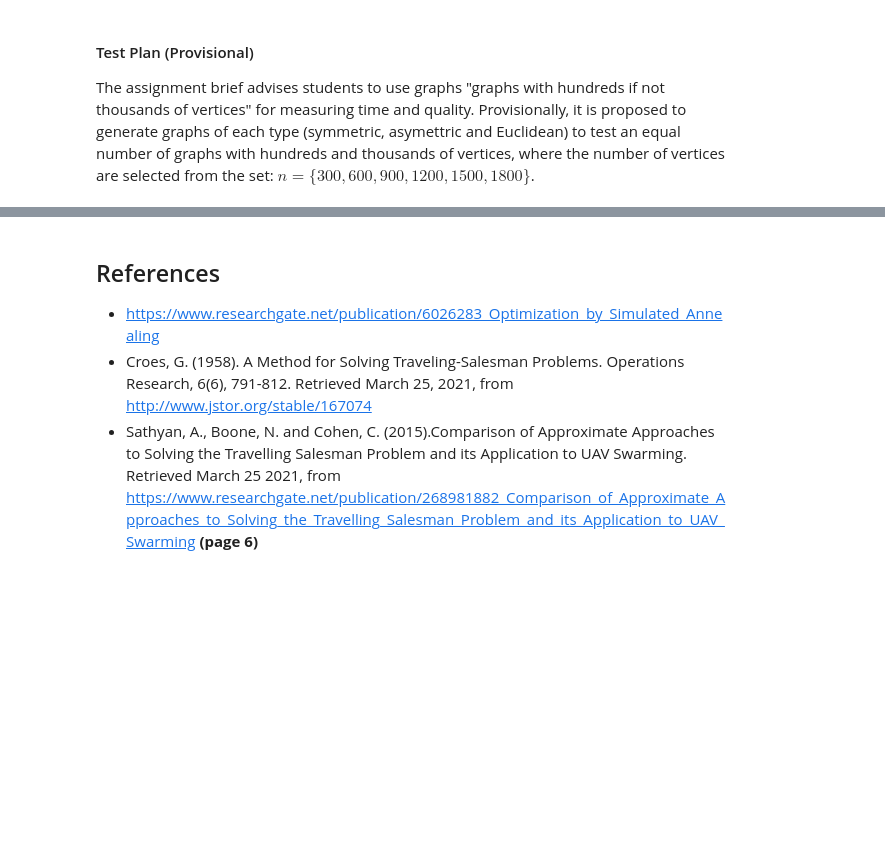
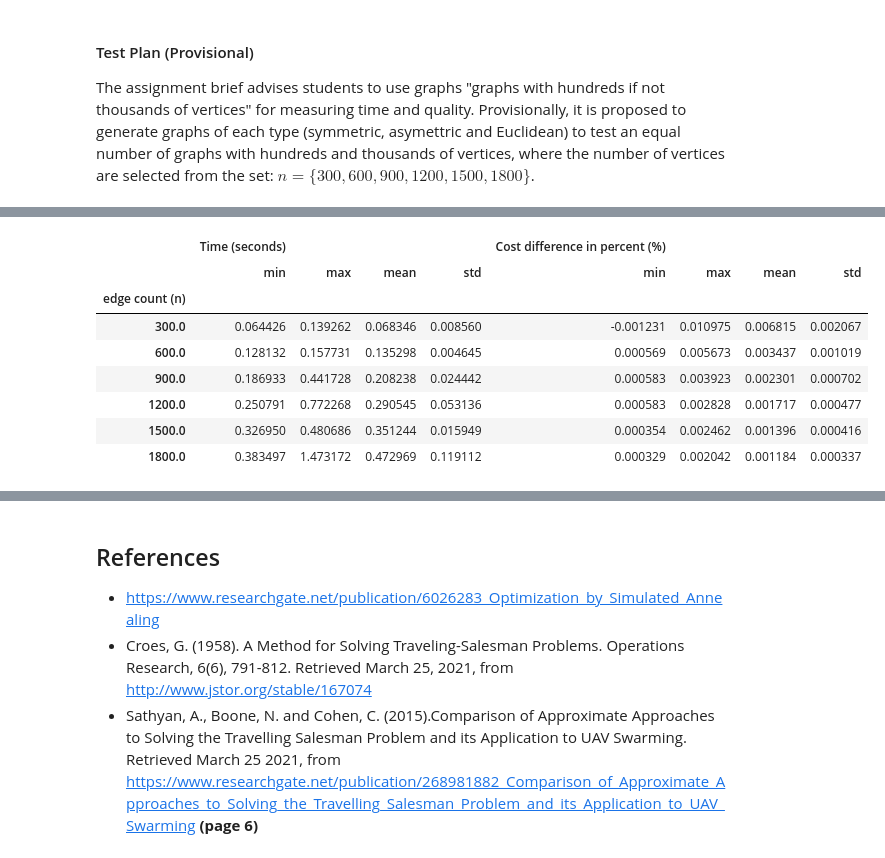
Before and after one commit to rm-green/GeneticAlgorithm, a Jupyter notebook: group9-portfolio.ipynb, the cells around one changed output, grey strips where cells are left out. Saved outputs shown, nothing was run; the diff lists cells and outputs as text; code cells hidden in the pictures; blank space fills up the shorter version.

```diff
--- a/group9-portfolio.ipynb
+++ b/group9-portfolio.ipynb
@@ -551,0 +552,12 @@ createTestData([300,600,900,1200,1500,1800],200)
+# %%
+createTestData([300,600,900,1200,1500,1800],200, 'symmetric') # Produce stats table for symmetric graphs
+# %% [output]
+|  | Time (seconds) |  |  |  | Cost difference in percent (%) |  |  |  |
+|  | min | max | mean | std | min | max | mean | std |
+| edge count (n) |  |  |  |  |  |  |  |  |
+| 300.0 | 0.064426 | 0.139262 | 0.068346 | 0.008560 | -0.001231 | 0.010975 | 0.006815 | 0.002067 |
+| 600.0 | 0.128132 | 0.157731 | 0.135298 | 0.004645 | 0.000569 | 0.005673 | 0.003437 | 0.001019 |
+| 900.0 | 0.186933 | 0.441728 | 0.208238 | 0.024442 | 0.000583 | 0.003923 | 0.002301 | 0.000702 |
+| 1200.0 | 0.250791 | 0.772268 | 0.290545 | 0.053136 | 0.000583 | 0.002828 | 0.001717 | 0.000477 |
+| 1500.0 | 0.326950 | 0.480686 | 0.351244 | 0.015949 | 0.000354 | 0.002462 | 0.001396 | 0.000416 |
+| 1800.0 | 0.383497 | 1.473172 | 0.472969 | 0.119112 | 0.000329 | 0.002042 | 0.001184 | 0.000337 |
```
Also changed, not shown: parts of 7 cells of this notebook.
